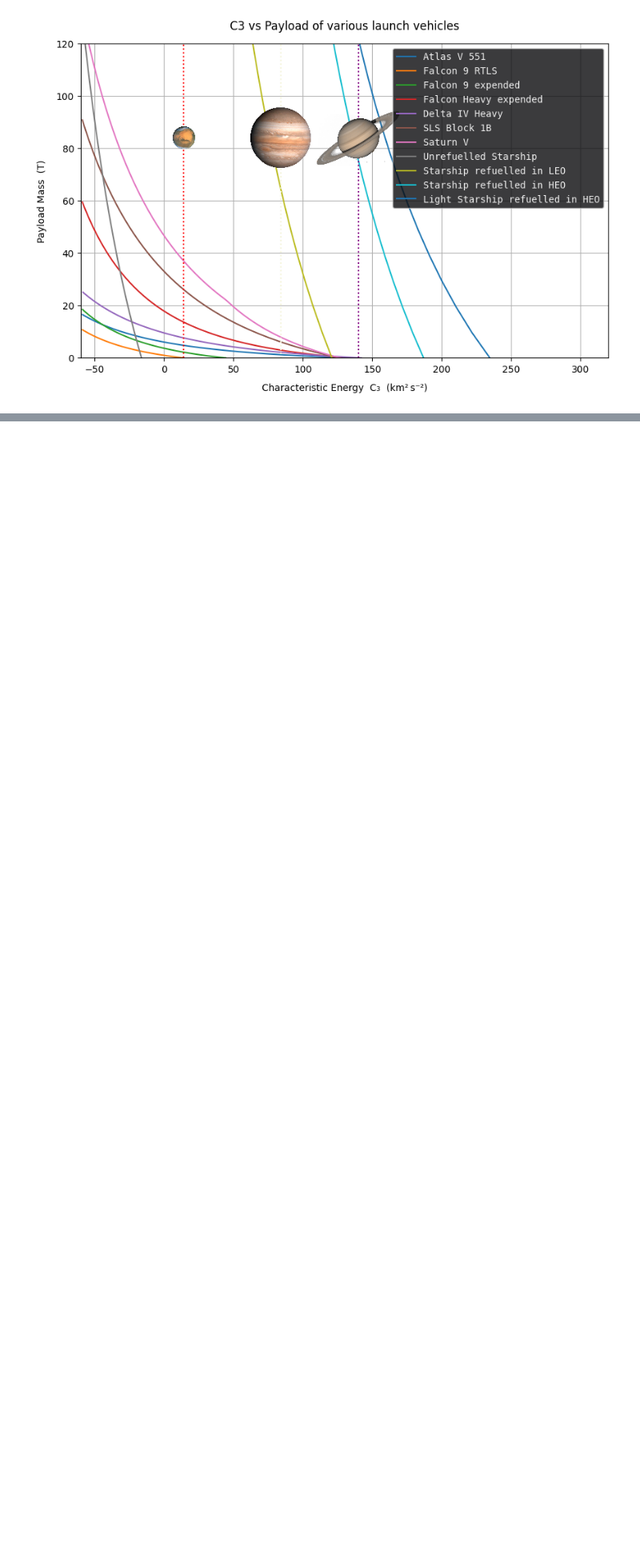
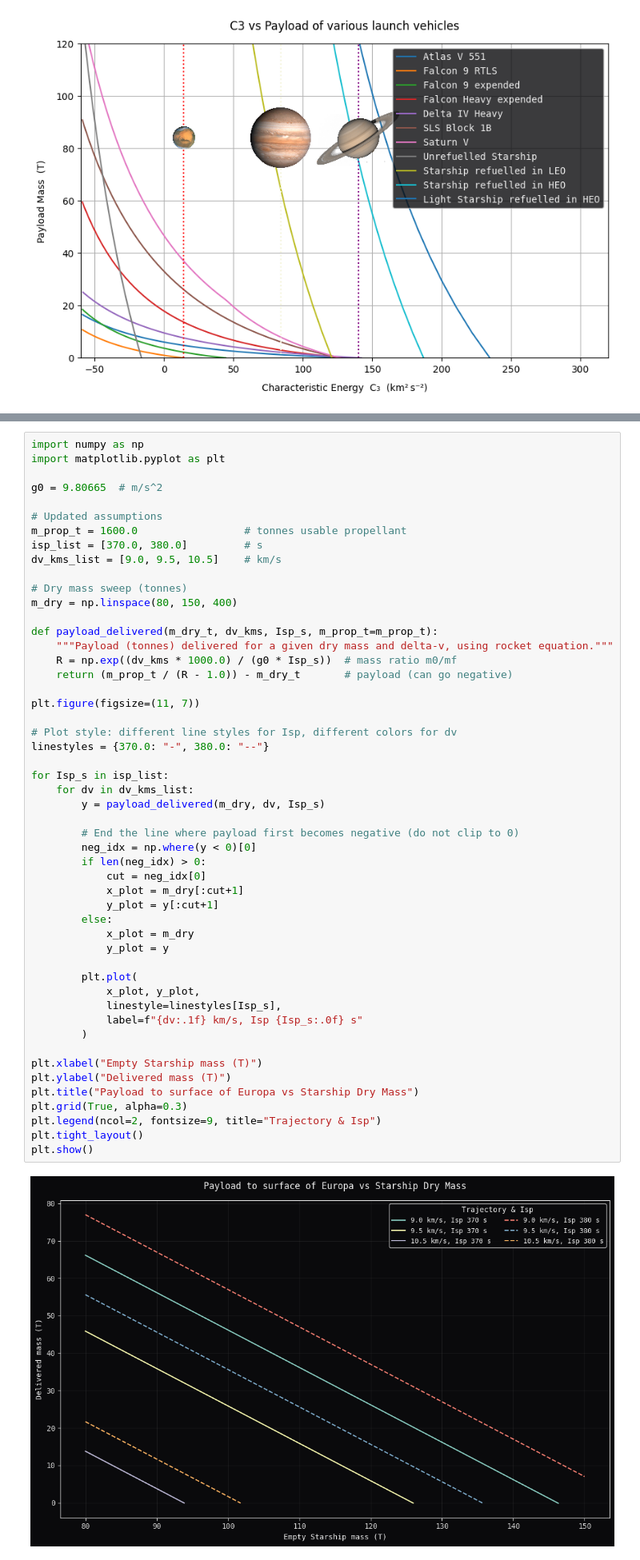
Before and after one commit to jackSN8/Starship_outer_planets_missions, a Jupyter notebook: starship_science_graphs.ipynb, the cells around one changed output, grey strips where cells are left out. Shown at 80% size. Saved outputs shown, nothing was run; the diff lists cells and outputs as text; blank space fills up the shorter version.

```diff
--- a/starship_science_graphs.ipynb
+++ b/starship_science_graphs.ipynb
@@ -326,0 +332,53 @@ plt.show()
+# %%
+import numpy as np
+import matplotlib.pyplot as plt
+
+g0 = 9.80665  # m/s^2
+
+# Updated assumptions
+m_prop_t = 1600.0                 # tonnes usable propellant
+isp_list = [370.0, 380.0]         # s
+dv_kms_list = [9.0, 9.5, 10.5]    # km/s
+
+# Dry mass sweep (tonnes)
+m_dry = np.linspace(80, 150, 400)
+
+def payload_delivered(m_dry_t, dv_kms, Isp_s, m_prop_t=m_prop_t):
+    """Payload (tonnes) delivered for a given dry mass and delta-v, using rocket equation."""
+    R = np.exp((dv_kms * 1000.0) / (g0 * Isp_s))  # mass ratio m0/mf
+    return (m_prop_t / (R - 1.0)) - m_dry_t       # payload (can go negative)
+
+plt.figure(figsize=(11, 7))
+
+# Plot style: different line styles for Isp, different colors for dv
+linestyles = {370.0: "-", 380.0: "--"}
+
+for Isp_s in isp_list:
+    for dv in dv_kms_list:
+        y = payload_delivered(m_dry, dv, Isp_s)
+
+        # End the line where payload first becomes negative (do not clip to 0)
+        neg_idx = np.where(y < 0)[0]
+        if len(neg_idx) > 0:
+            cut = neg_idx[0]
+            x_plot = m_dry[:cut+1]
+            y_plot = y[:cut+1]
+        else:
+            x_plot = m_dry
+            y_plot = y
+
+        plt.plot(
+            x_plot, y_plot,
+            linestyle=linestyles[Isp_s],
+            label=f"{dv:.1f} km/s, Isp {Isp_s:.0f} s"
+        )
+
+plt.xlabel("Empty Starship mass (T)")
+plt.ylabel("Delivered mass (T)")
+plt.title("Payload to surface of Europa vs Starship Dry Mass")
+plt.grid(True, alpha=0.3)
+plt.legend(ncol=2, fontsize=9, title="Trajectory & Isp")
+plt.tight_layout()
+plt.show()
+# %% [output]
+[figure, added]
```
Also changed, not shown: parts of 3 cells of this notebook, 13 other files.
